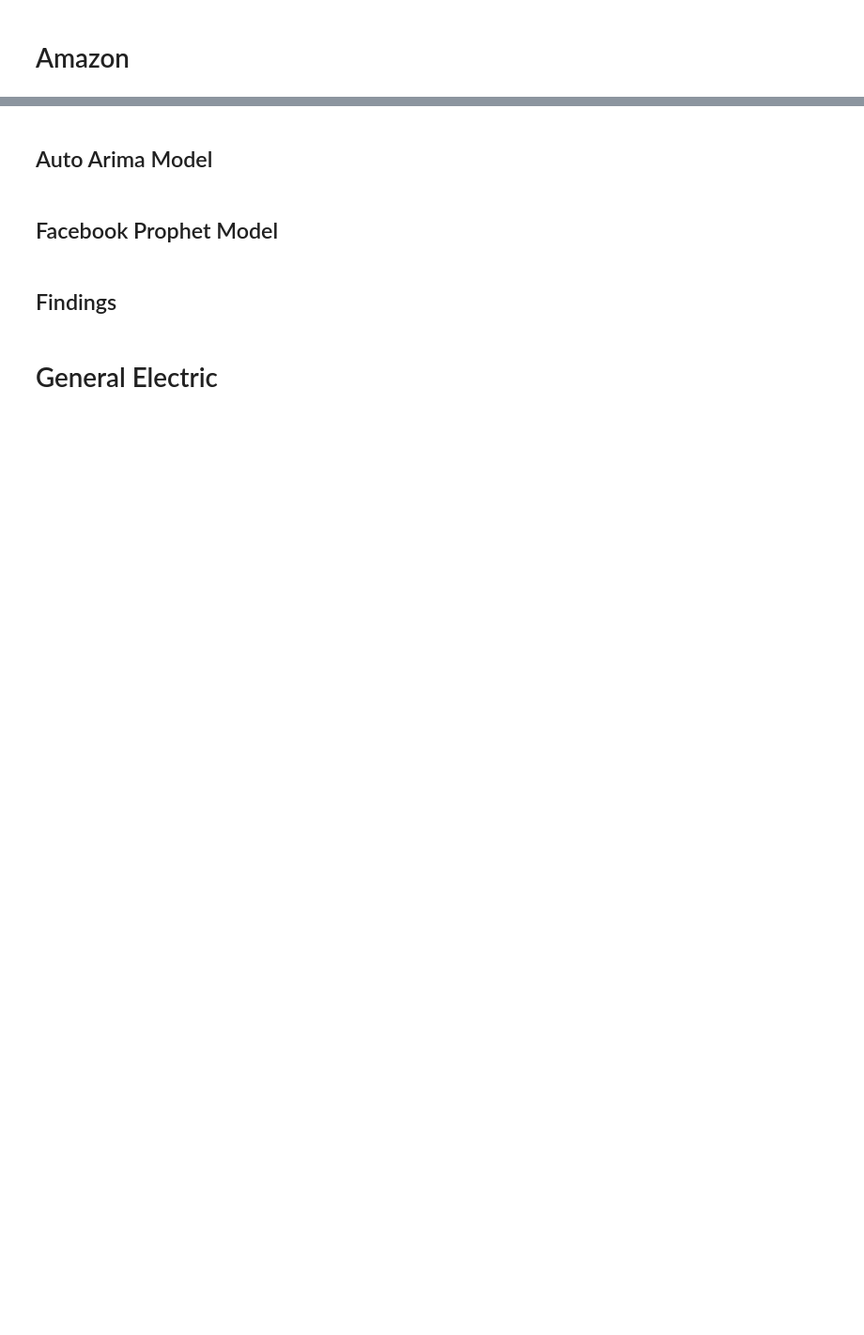
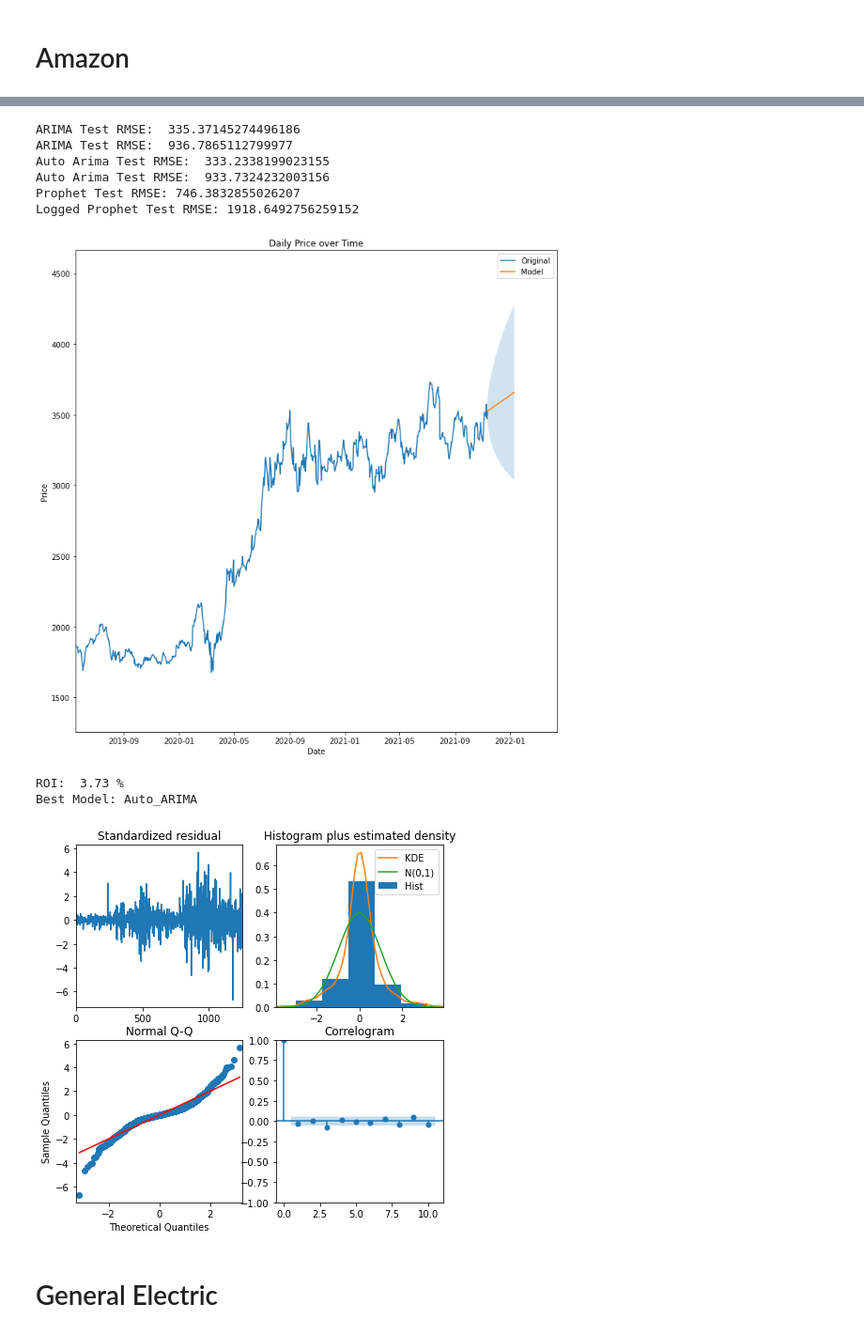
Before and after one commit to NelGen/NG-Stock-Forecasting-Project, a Jupyter notebook: Other Stock Forecasts.ipynb, the cells around one changed output, grey strips where cells are left out. Shown: that part at 94% size. Drawn from its saved outputs; the diff is of its cells as text; code cells hidden in the pictures; blank space fills up the shorter version.

```diff
--- a/Other Stock Forecasts.ipynb
+++ b/Other Stock Forecasts.ipynb
@@ -12,10 +12,13 @@ from Functions import *
 # %%
 # Container Variables for Results
 stocks = ['American Airlines','Amazon','General Electric', 'Intel','Tesla']
-base_rmses = []
-auto_rmses = []
-prophet_rmses = []
-rois = []
+models = []
+# %%
+aal = pd.read_csv('Data/AAL.csv')
+amzn = pd.read_csv('Data/AMZN.csv')
+ge = pd.read_csv('Data/GE.csv')
+intc = pd.read_csv('Data/INTC.csv')
+tsla = pd.read_csv('Data/TSLA.csv')
 # %% [markdown]
 # American Airlines
 # %% [markdown]
@@ -141,0 +26,3 @@ ROI:  10.78 %
+# %%
+best_aal = best_model(aal, plotting=True)
+models.append(best_aal)
@@ -146,9 +49,17 @@ ROI:  10.78 %
-# %% [markdown]
-## Auto Arima Model
-# %% [markdown]
-## Facebook Prophet Model
-# %% [markdown]
-## Findings
+# %%
+best_amzn = best_model(amzn,plotting=True)
+models.append(best_amzn)
+# %% [output]
+ARIMA Test RMSE:  335.37145274496186
+ARIMA Test RMSE:  936.7865112799977
+Auto Arima Test RMSE:  333.2338199023155
+Auto Arima Test RMSE:  933.7324232003156
+Prophet Test RMSE: 746.3832855026207
+Logged Prophet Test RMSE: 1918.6492756259152
+[figure, added]
+ROI:  3.73 %
+Best Model: Auto_ARIMA
+[figure, added]
 # %% [markdown]
 # General Electric
 # %% [markdown]
```
Also changed, not shown: parts of 42 cells of this notebook, 3 other files.
